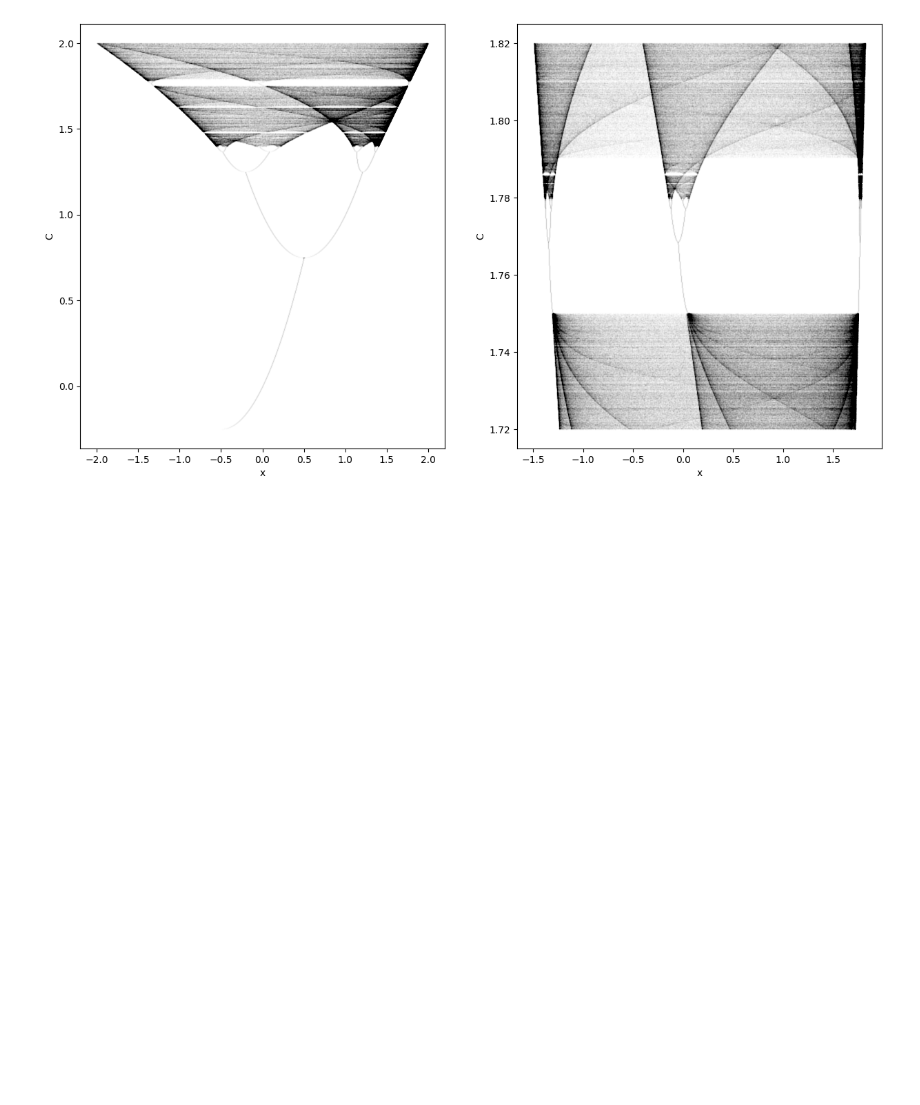
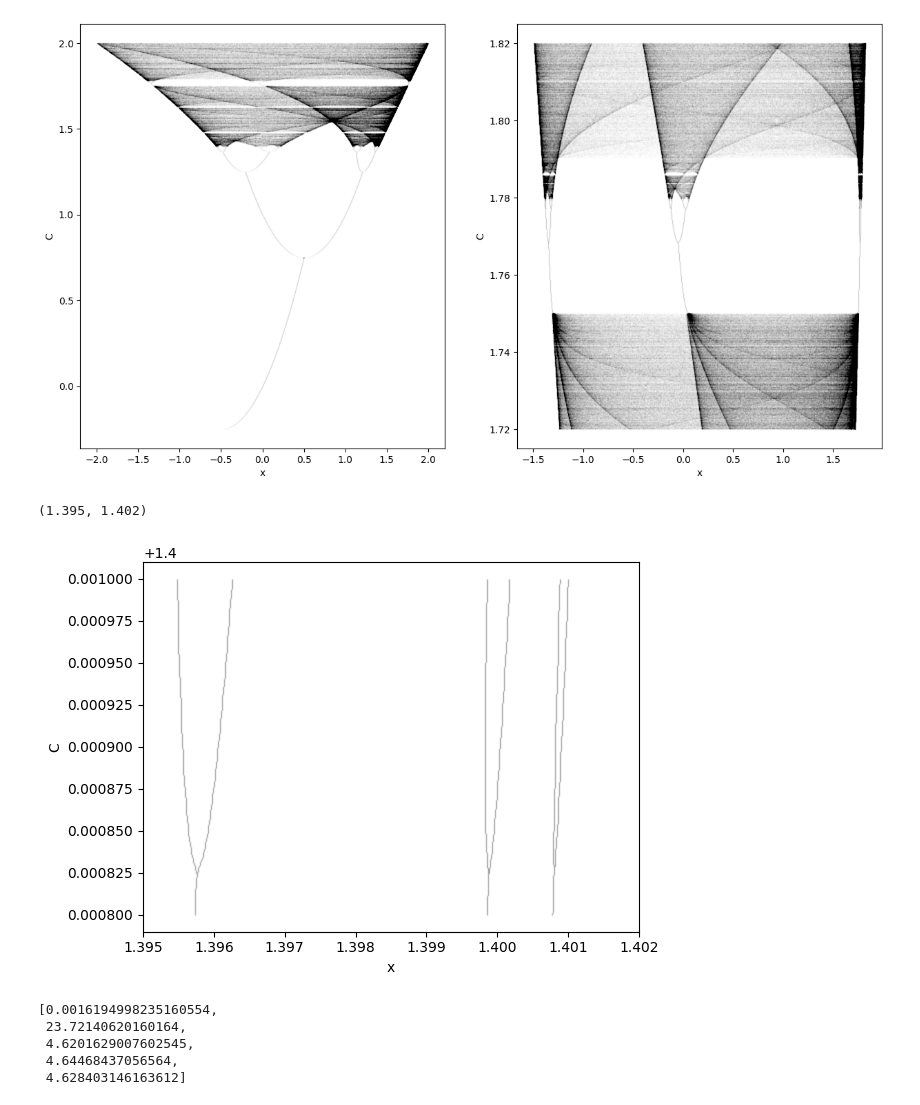
Before and after one commit to othon-ishiyi/Chaotic-Systems, a Jupyter notebook: exame.ipynb, the cells around one changed output. Cells and saved outputs as stored; diff of their text form; code cells hidden in the pictures; blank space fills up the shorter version.

Commit message:
bifurcation ratio implemented

```diff
--- a/exame.ipynb
+++ b/exame.ipynb
@@ -239,3 +239,14 @@ ax.set_ylabel('C')
 plt.show()
 # %% [output]
 [figure]
+# %%
+X, Y = bifurcation_map(quadratic_map, 0, 1.4008, 1.401, 10000, 2000, 5)
+# %%
+_, ax = plt.subplots()
+ax.scatter(Y, X, s = 1, marker = ".", color = 'k', alpha = 0.01)
+ax.set_xlabel('x')
+ax.set_ylabel('C')
+ax.set_xlim(1.395, 1.402)
+# %% [output]
+(1.395, 1.402)
+[figure, added]
@@ -241,0 +277,8 @@ plt.show()
+# %%
+get_bif_points(quadratic_map, 7, 0.000001, 0, 0, 2, 10000, 500, 6)
+# %% [output]
+[0.0016194998235160554,
+ 23.72140620160164,
+ 4.6201629007602545,
+ 4.64468437056564,
+ 4.628403146163612]
```
Also changed, not shown: parts of 1 cell of this notebook.
